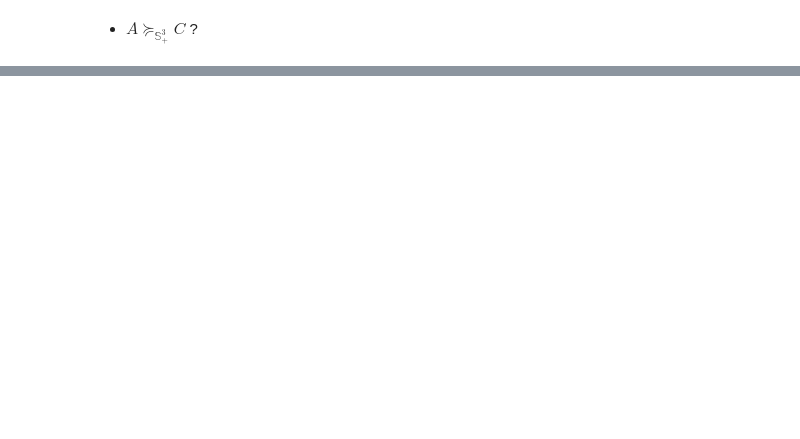
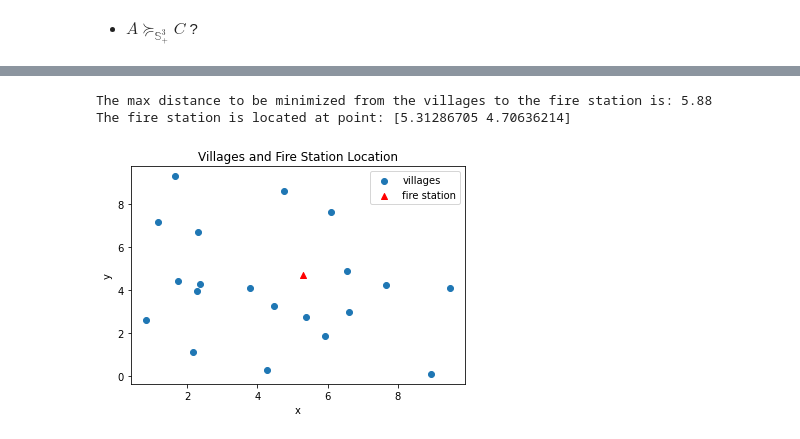
Before and after one commit to amitpatra/isye_6669, a Jupyter notebook: hw_12/hw_12.ipynb, the cells around one changed output, grey strips where cells are left out. Saved outputs shown, nothing was run; the diff lists cells and outputs as text; code cells hidden in the pictures; blank space fills up the shorter version.

```diff
--- a/hw_12/hw_12.ipynb
+++ b/hw_12/hw_12.ipynb
@@ -115,0 +180,33 @@ $$
+# %%
+import cvxpy as cp
+
+n = 20  # Number of villages
+u = np.random.rand(n, 2) * 10  # Creation of villages matrix
+w = cp.Variable(2)  # The fire station variable
+t = cp.Variable()  # The maximum distance to minimize from the epigraph reformulation
+
+soc_constraints = [
+      cp.SOC(t, u[i] - w) for i in range(n)
+]
+
+prob = cp.Problem(cp.Minimize(t),
+                  soc_constraints + [t >= 0])
+prob.solve()
+
+max_dist = round(prob.value, 2)
+
+print("The max distance to be minimized from the villages to the fire station is:", max_dist)
+print("The fire station is located at point:", w.value)
+# %% [output]
+The max distance to be minimized from the villages to the fire station is: 5.88
+The fire station is located at point: [5.31286705 4.70636214]
+# %%
+plt.scatter(u[:, 0], u[:, 1], label="villages")
+plt.scatter(w.value[0], w.value[1], color="r", label="fire station", marker="^")
+plt.title("Villages and Fire Station Location")
+plt.xlabel("x")
+plt.ylabel("y")
+plt.legend()
+plt.show()
+# %% [output]
+[figure, added]
```
Also changed, not shown: parts of 8 cells of this notebook, 2 other files.
